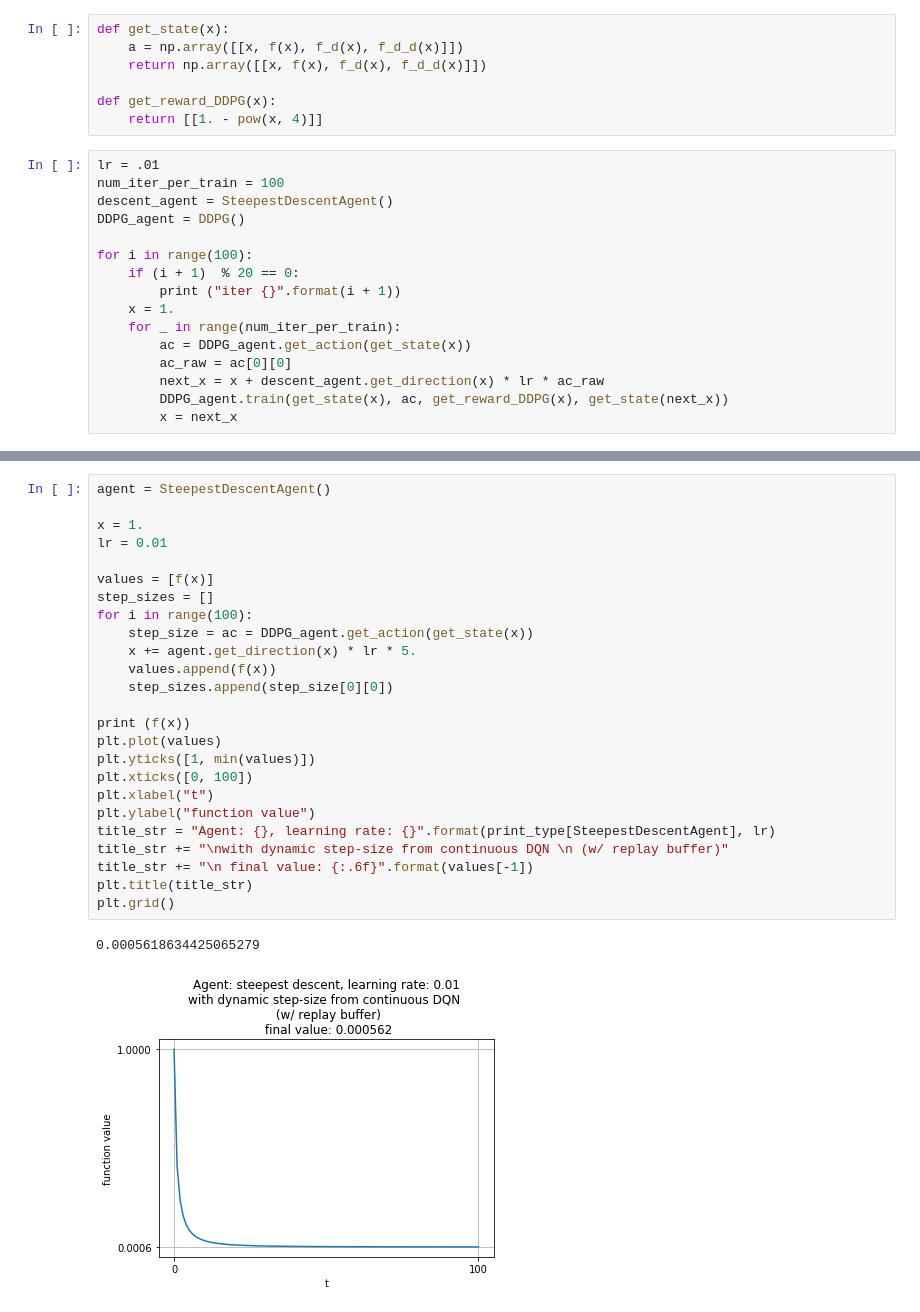
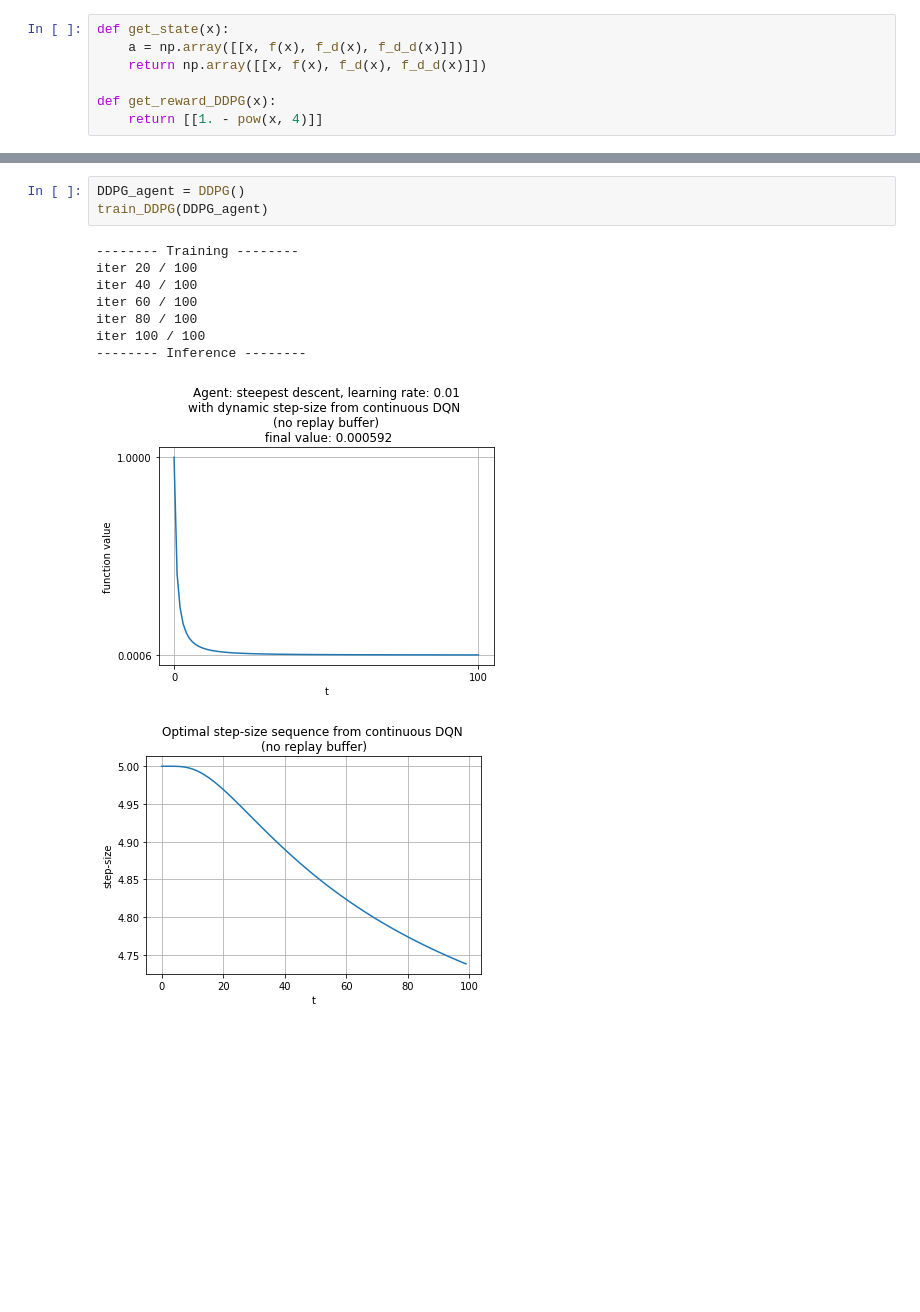
Before and after one commit to hoy021/CSE291_final, a Jupyter notebook: final.ipynb, the cells around one changed output, grey strips where cells are left out. Cells and saved outputs as stored; diff of their text form; blank space fills up the shorter version.

```diff
--- a/final.ipynb
+++ b/final.ipynb
@@ -479,19 +479,3 @@ def get_state(x):
 
 def get_reward_DDPG(x):
     return [[1. - pow(x, 4)]]
-# %%
-lr = .01
-num_iter_per_train = 100
-descent_agent = SteepestDescentAgent()
-DDPG_agent = DDPG()
-
-for i in range(100):
-    if (i + 1)  % 20 == 0:
-        print ("iter {}".format(i + 1))
-    x = 1.
-    for _ in range(num_iter_per_train):
-        ac = DDPG_agent.get_action(get_state(x))
-        ac_raw = ac[0][0]
-        next_x = x + descent_agent.get_direction(x) * lr * ac_raw
-        DDPG_agent.train(get_state(x), ac, get_reward_DDPG(x), get_state(next_x))
-        x = next_x
@@ -603,28 +542,13 @@ plt.grid()
-# %%
-agent = SteepestDescentAgent()
-
-x = 1.
-lr = 0.01
-
-values = [f(x)]
-step_sizes = []
-for i in range(100):
-    step_size = ac = DDPG_agent.get_action(get_state(x))
-    x += agent.get_direction(x) * lr * 5.
-    values.append(f(x))
-    step_sizes.append(step_size[0][0])
-
-print (f(x))
-plt.plot(values)
-plt.yticks([1, min(values)])
-plt.xticks([0, 100])
-plt.xlabel("t")
-plt.ylabel("function value")
-title_str = "Agent: {}, learning rate: {}".format(print_type[SteepestDescentAgent], lr)
-title_str += "\nwith dynamic step-size from continuous DQN \n (w/ replay buffer)"
-title_str += "\n final value: {:.6f}".format(values[-1])
-plt.title(title_str)
-plt.grid()
-# %% [output]
-0.0005618634425065279
-[figure, removed]
+# %%
+DDPG_agent = DDPG()
+train_DDPG(DDPG_agent)
+# %% [output]
+-------- Training --------
+iter 20 / 100
+iter 40 / 100
+iter 60 / 100
+iter 80 / 100
+iter 100 / 100
+-------- Inference --------
+[figure, added]
+[figure, added]
```
Also changed, not shown: parts of 7 cells of this notebook.
